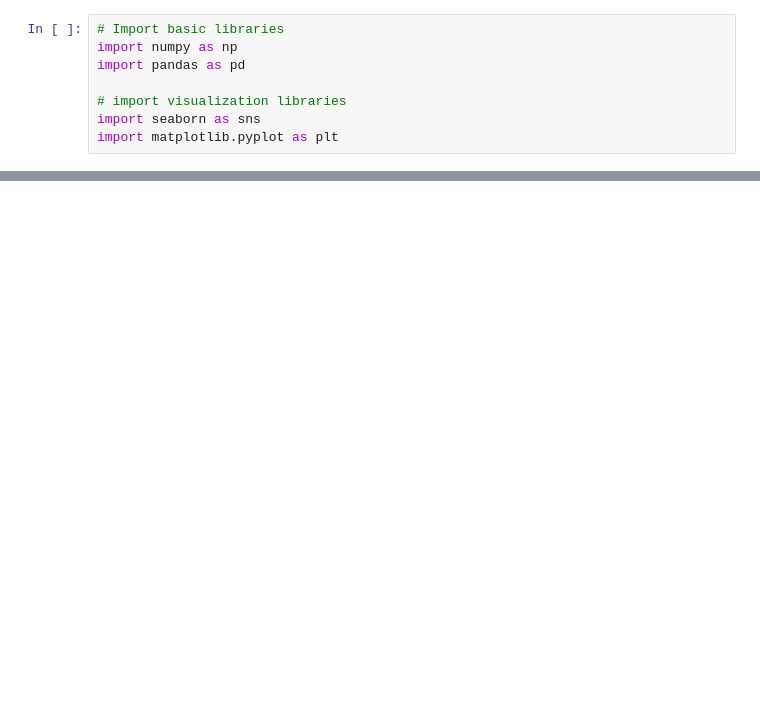
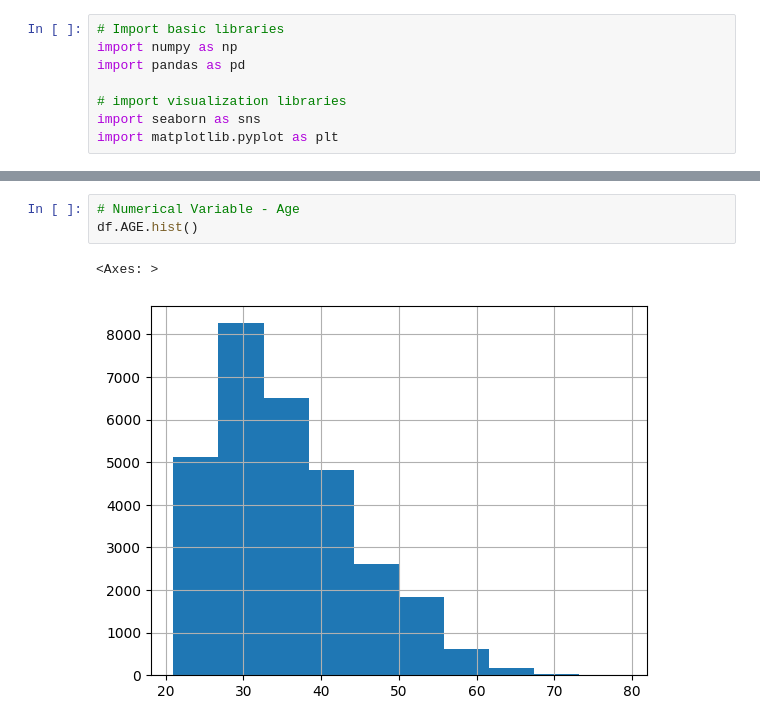
Before and after one commit to angadhsingh1/MachineLearning-DefaultCreditCards, a Jupyter notebook: final-project.ipynb, the cells around one changed output, grey strips where cells are left out. Drawn from its saved outputs; the diff is of its cells as text; blank space fills up the shorter version.

```diff
--- a/final-project.ipynb
+++ b/final-project.ipynb
@@ -21,0 +196,6 @@ df.sample(5)
+# %%
+# Numerical Variable - Age
+df.AGE.hist()
+# %% [output]
+<Axes: >
+[figure, added]
```
Also changed, not shown: parts of 23 cells of this notebook.
